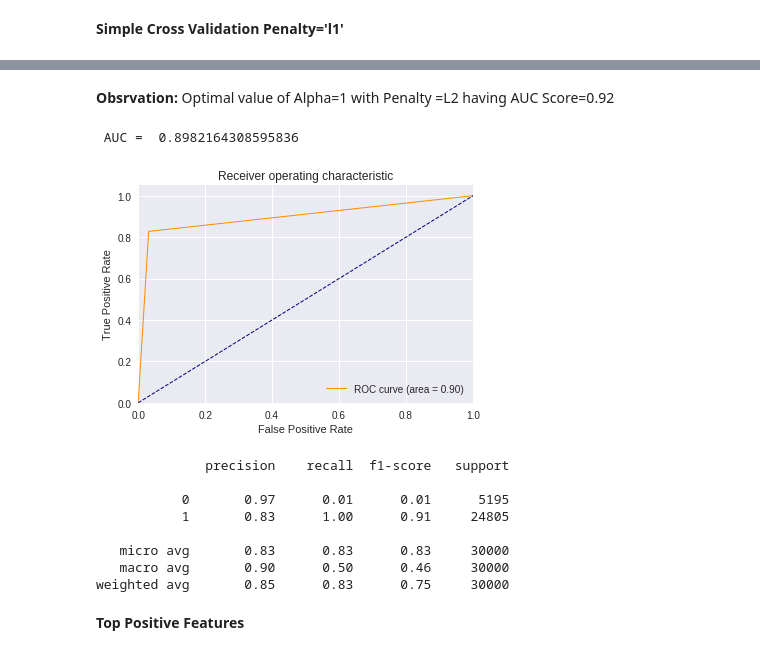
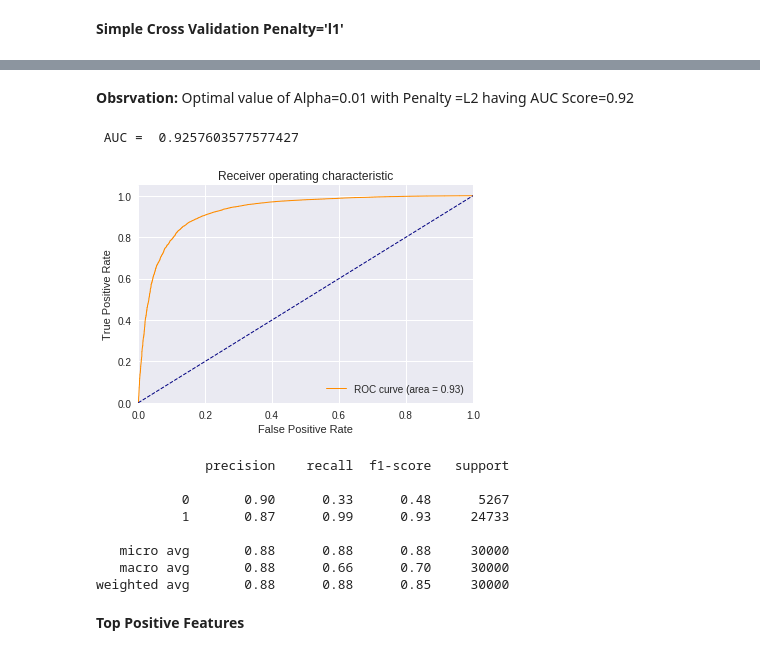
Before and after one commit to mitesh98/Amazon-Fine-Food-Review, a Jupyter notebook: SVM.ipynb, the cells around one changed output, grey strips where cells are left out. Saved outputs shown, nothing was run; the diff lists cells and outputs as text; code cells hidden in the pictures.

```diff
--- a/SVM.ipynb
+++ b/SVM.ipynb
@@ -334,7 +334,10 @@ test_data_rbf=final_sorted_time_rbf['Cleaned_text'][14000:20000]
 # 4.1Bag of Words
 # %%
 count_vector=CountVectorizer()
-train_bows=count_vector.fit_transform(train_data)
+count_vector.fit(train_data)
+train_bows=count_vector.transform(train_data)
 cv_bows=count_vector.transform(cv_data)
+Train_bows=count_vector.transform(Train_data)
+test_bows=count_vector.transform(test_data)
 # %%
 count_vector_rbf=CountVectorizer(min_df = 10, max_features = 500)
@@ -781,20 +808,22 @@ while(alpha<=10000):
   clf.fit(train_bows,y_train)
 
   #For Train Curve
-  y_predict_training=clf.predict(train_bows)
-  fpr,tpr,thresholds=roc_curve(y_predict_training,y_train)
-  if(not np.isnan(metrics.auc(fpr,tpr))):
+  calibrator=CalibratedClassifierCV(clf, method='sigmoid', cv='prefit')
+  calibrator.fit(train_bows,y_train)
+  y_predict_training=calibrator.predict_proba(train_bows)
+  auc=roc_auc_score(y_train,y_predict_training[:,1])
+  if(not np.isnan(auc)):
     Alpha.append(math.ceil(math.log(alpha,10)))
-    AUC_score_training.append(metrics.auc(fpr,tpr))
-    print("Alpha= ",alpha," ",metrics.auc(fpr,tpr))
+    AUC_score_training.append(auc)
+    print("T-Alpha= ",alpha," ",auc)
 
   # For CV Curve
-  y_predict_cv=clf.predict(cv_bows)
-  fpr,tpr,thresholds=roc_curve(y_predict_cv,y_cv)
-  if(not np.isnan(metrics.auc(fpr,tpr))):
+  y_predict_cv=calibrator.predict_proba(cv_bows)
+  auc=roc_auc_score(y_cv,y_predict_cv[:,1])
+  if(not np.isnan(auc)):
     #Alpha.append(math.ceil(math.log(alpha,10)))
-    AUC_score_cv.append(metrics.auc(fpr,tpr))
-    print("Alpha= ",alpha," ",metrics.auc(fpr,tpr))
+    AUC_score_cv.append(auc)
+    print("Alpha= ",alpha," ",auc)
 
   alpha*=10
 # %% [output]
@@ -815,41 +858,42 @@ plt.show()
 # %% [markdown]
-**Obsrvation:** Optimal value of Alpha=1 with Penalty =L2 having AUC Score=0.92
+**Obsrvation:** Optimal value of Alpha=0.01 with Penalty =L2 having AUC Score=0.92
-# %%
-#For Optimal on test data
-count_vectorizer=CountVectorizer()
-Train_bows=count_vectorizer.fit_transform(Train_data)
-test_bows=count_vectorizer.transform(test_data)
 # %%
-clf = SGDClassifier(alpha=0.1, penalty='l2')
+
+clf = SGDClassifier(alpha=0.01, penalty='l2')
 clf.fit(Train_bows,y_Train)
-y_pred=clf.predict(test_bows)
+calibrator=CalibratedClassifierCV(clf, method='sigmoid', cv='prefit')
+calibrator.fit(train_bows,y_train)
+y_pred=calibrator.predict_proba(test_bows)[:,1]
  #Drawing ROC curve
-fpr, tpr, thresholds = roc_curve(y_pred, y_test)
-roc_auc = auc(fpr, tpr)
+fpr, tpr, thresholds = roc_curve( y_test,y_pred)
+roc_auc = metrics.auc(fpr, tpr)
 print(' AUC = ',metrics.auc(fpr, tpr))
 plt.figure()
 plt.plot(fpr, tpr, color='darkorange', lw=1, label='ROC curve (area = %0.2f)' % roc_auc)
 plt.plot([0, 1], [0, 1], color='navy', lw=1, linestyle='--')
 plt.xlim([0.0, 1.0])
 plt.ylim([0.0, 1.05])
 plt.xlabel('False Positive Rate')
 plt.ylabel('True Positive Rate')
 plt.title('Receiver operating characteristic')
 plt.legend(loc="lower right")
 plt.show()
-print("\n\n")
-print(metrics.classification_report(y_test,y_pred))
 # %% [output]
- AUC =  0.8982164308595836
+ AUC =  0.9257603577577427
-[figure, old version]
+[figure, new version]
-              precision    recall  f1-score   support
-
-           0       0.97      0.01      0.01      5195
-           1       0.83      1.00      0.91     24805
-
-   micro avg       0.83      0.83      0.83     30000
-   macro avg       0.90      0.50      0.46     30000
-weighted avg       0.85      0.83      0.75     30000
+# %%
+#Confusion Matrix
+y_pred=clf.predict(test_bows)
+print(metrics.classification_report(y_test,y_pred))
+# %% [output]
+              precision    recall  f1-score   support
+
+           0       0.90      0.33      0.48      5267
+           1       0.87      0.99      0.93     24733
+
+   micro avg       0.88      0.88      0.88     30000
+   macro avg       0.88      0.66      0.70     30000
+weighted avg       0.88      0.88      0.85     30000
 # %% [markdown]
 **Top Positive Features**
 # %%
```
Also changed, not shown: parts of 56 cells of this notebook.
